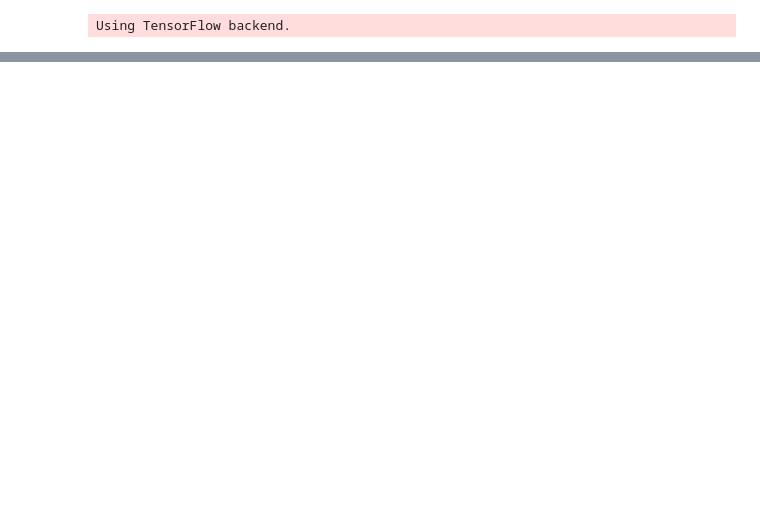
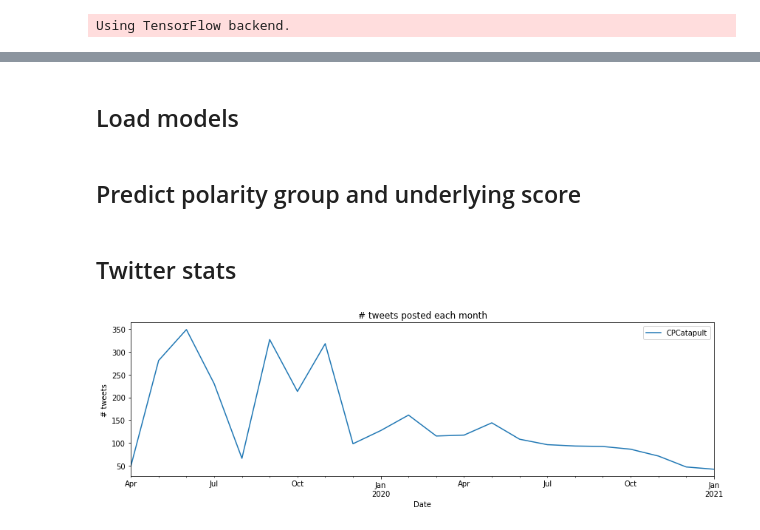
Before and after one commit to kostasvog1/twitter-sentiment-tag-classification, a Jupyter notebook: notebooks/sentiment_analysis.ipynb, the cells around one changed output, grey strips where cells are left out. Cells and saved outputs as stored; diff of their text form; code cells hidden in the pictures; blank space fills up the shorter version.

Commit message:
updating plot functionality

```diff
--- a/notebooks/sentiment_analysis.ipynb
+++ b/notebooks/sentiment_analysis.ipynb
@@ -29,4 +35,4 @@ pd.set_option('display.max_colwidth', -1)
 # %%
-auth = tweepy.OAuthHandler(twitter_credentials.consumer_key, twitter_credentials.consumer_secret)
-auth.set_access_token(twitter_credentials.access_token, twitter_credentials.access_token_secret)
+auth = tweepy.OAuthHandler(src.twitter_credentials.consumer_key, src.twitter_credentials.consumer_secret)
+auth.set_access_token(src.twitter_credentials.access_token, src.twitter_credentials.access_token_secret)
 api = tweepy.API(auth)
@@ -33,5 +41,5 @@ api = tweepy.API(auth)
 # %%
-screen_name = 'tceu_'
+screen_name = 'CPCatapult'
 df_tweets = fetch_tweets(screen_name,api)
 df_tweets['Date'] = pd.to_datetime(df_tweets['Date'].dt.date)
 df_tweets['free_text'] = df_tweets['free_text'].apply(lambda row_text: row_text.decode("utf-8"))
@@ -48,0 +46,22 @@ plt.show()
+# %% [markdown]
+## Load models
+# %%
+tokenizer = pickle.load(open('../models/tokenizer.pkl', "rb"))
+model = load_model('../models/model.h5')
+# %% [markdown]
+## Predict polarity group and underlying score
+# %%
+df_tweets['polarity'] = df_tweets['free_text'].apply(lambda row_text: predict(row_text,
+                                                                              SEQUENCE_LENGTH=300,
+                                                                              saved_tokenizer=tokenizer,
+                                                                              saved_model=model)['label'])
+df_tweets['score'] = df_tweets['free_text'].apply(lambda row_text: predict(row_text,
+                                                                           SEQUENCE_LENGTH=300,
+                                                                           saved_tokenizer=tokenizer,
+                                                                           saved_model=model)['score'])
+# %% [markdown]
+## Twitter stats
+# %%
+plot_trend(df_tweets, screen_name)
+# %% [output]
+[figure, added]
```
Also changed, not shown: parts of 16 cells of this notebook.
